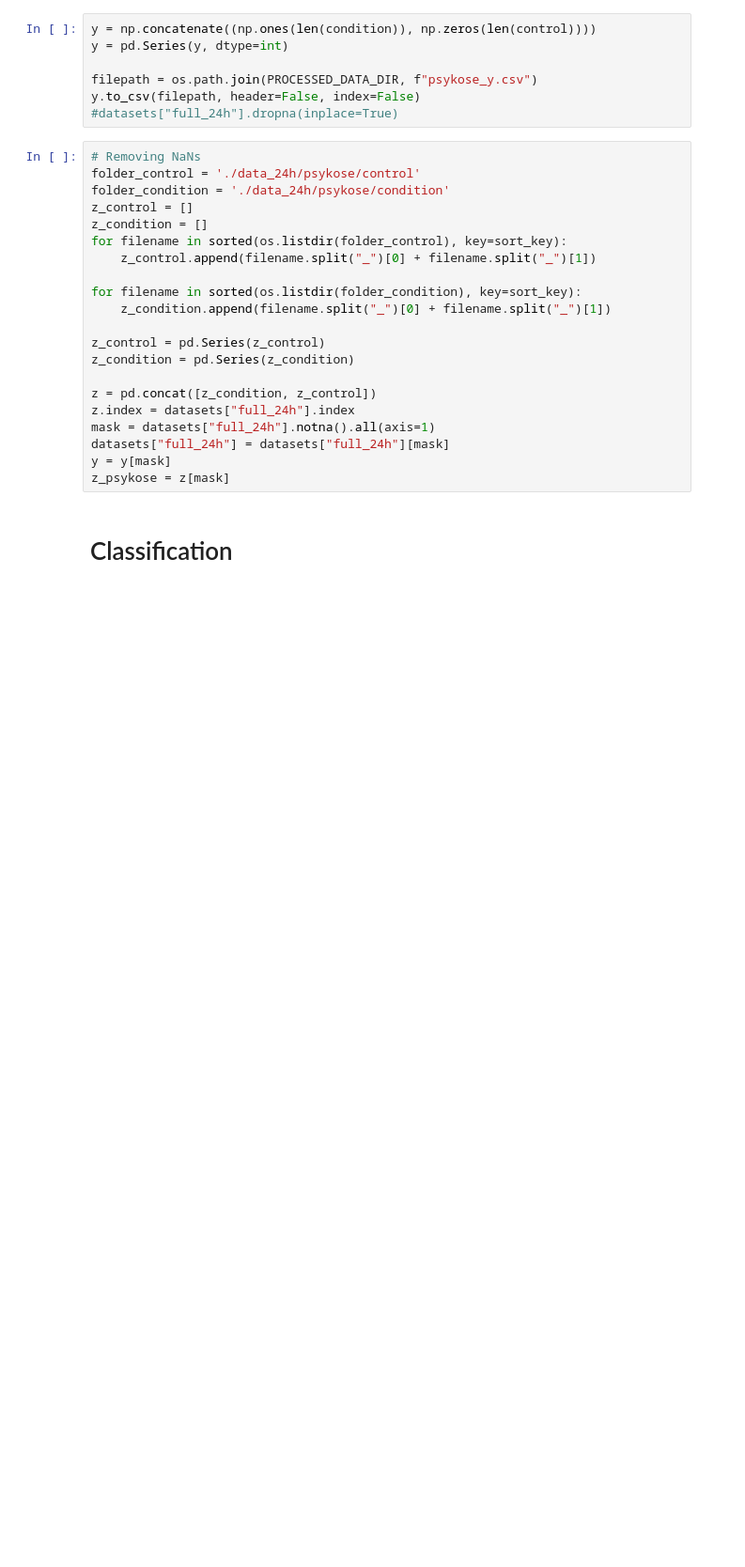
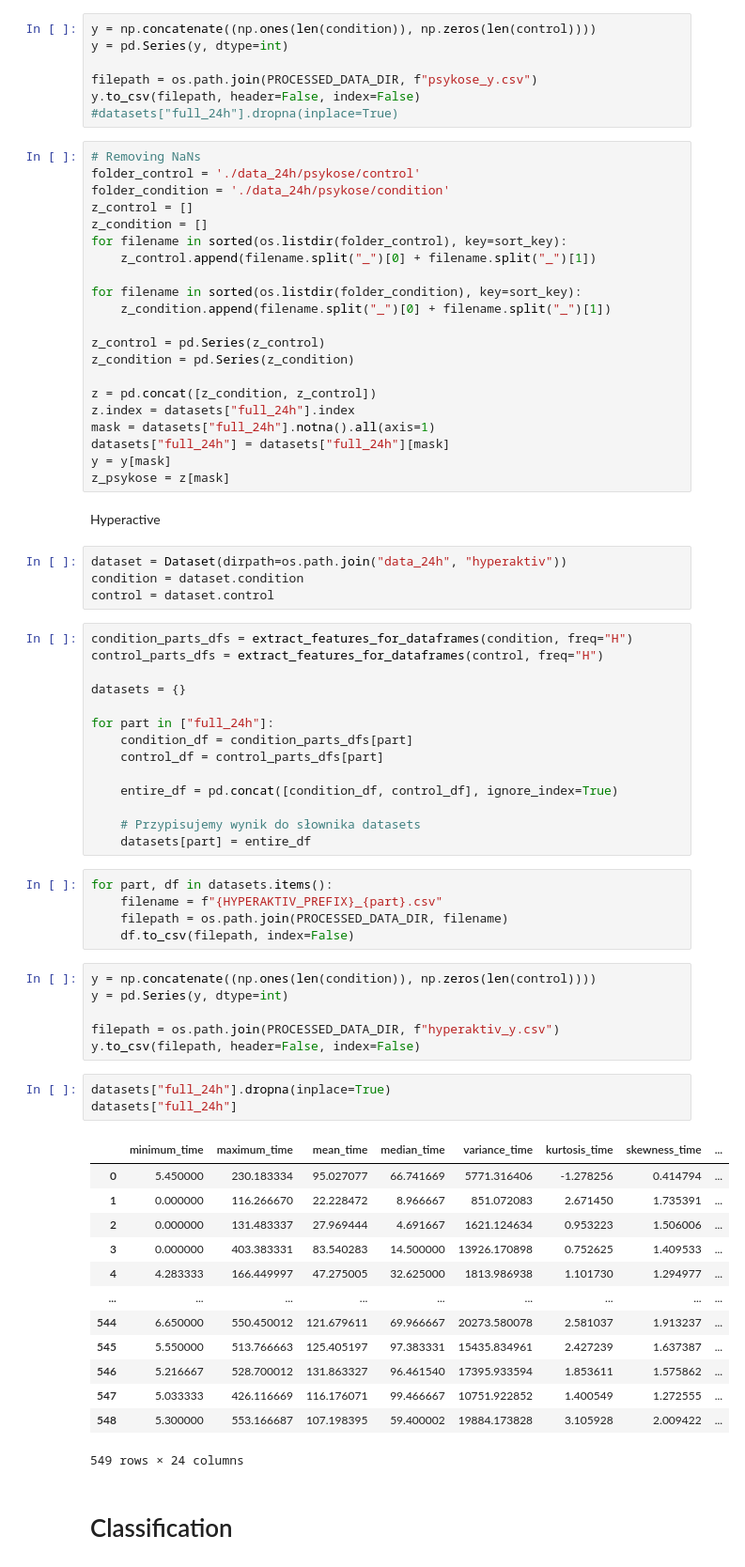
Before and after one commit to bjam24/time_series_classification_for_small_data, a Jupyter notebook: manual_ensemble_24h.ipynb, the cells around one changed output. Shown: that part at 94% size. Cells and saved outputs as stored; diff of their text form; blank space fills up the shorter version.

Commit message:
adding ensemble for hyperaktive

```diff
--- a/manual_ensemble_24h.ipynb
+++ b/manual_ensemble_24h.ipynb
@@ -447,6 +447,54 @@ mask = datasets["full_24h"].notna().all(axis=1)
 datasets["full_24h"] = datasets["full_24h"][mask]
 y = y[mask]
 z_psykose = z[mask]
+# %% [markdown]
+Hyperactive
+# %%
+dataset = Dataset(dirpath=os.path.join("data_24h", "hyperaktiv"))
+condition = dataset.condition
+control = dataset.control
+# %%
+condition_parts_dfs = extract_features_for_dataframes(condition, freq="H")
+control_parts_dfs = extract_features_for_dataframes(control, freq="H")
+
+datasets = {}
+
+for part in ["full_24h"]:
+    condition_df = condition_parts_dfs[part]
+    control_df = control_parts_dfs[part]
+
+    entire_df = pd.concat([condition_df, control_df], ignore_index=True)
+
+    # Przypisujemy wynik do słownika datasets
+    datasets[part] = entire_df
+# %%
+for part, df in datasets.items():
+    filename = f"{HYPERAKTIV_PREFIX}_{part}.csv"
+    filepath = os.path.join(PROCESSED_DATA_DIR, filename)
+    df.to_csv(filepath, index=False)
+# %%
+y = np.concatenate((np.ones(len(condition)), np.zeros(len(control))))
+y = pd.Series(y, dtype=int)
+
+filepath = os.path.join(PROCESSED_DATA_DIR, f"hyperaktiv_y.csv")
+y.to_csv(filepath, header=False, index=False)
+# %%
+datasets["full_24h"].dropna(inplace=True)
+datasets["full_24h"]
+# %% [output]
+|  | minimum_time | maximum_time | mean_time | median_time | variance_time | kurtosis_time | skewness_time | ... |
+| 0 | 5.450000 | 230.183334 | 95.027077 | 66.741669 | 5771.316406 | -1.278256 | 0.414794 | ... |
+| 1 | 0.000000 | 116.266670 | 22.228472 | 8.966667 | 851.072083 | 2.671450 | 1.735391 | ... |
+| 2 | 0.000000 | 131.483337 | 27.969444 | 4.691667 | 1621.124634 | 0.953223 | 1.506006 | ... |
+| 3 | 0.000000 | 403.383331 | 83.540283 | 14.500000 | 13926.170898 | 0.752625 | 1.409533 | ... |
+| 4 | 4.283333 | 166.449997 | 47.275005 | 32.625000 | 1813.986938 | 1.101730 | 1.294977 | ... |
+| ... | ... | ... | ... | ... | ... | ... | ... | ... |
+| 544 | 6.650000 | 550.450012 | 121.679611 | 69.966667 | 20273.580078 | 2.581037 | 1.913237 | ... |
+| 545 | 5.550000 | 513.766663 | 125.405197 | 97.383331 | 15435.834961 | 2.427239 | 1.637387 | ... |
+| 546 | 5.216667 | 528.700012 | 131.863327 | 96.461540 | 17395.933594 | 1.853611 | 1.575862 | ... |
+| 547 | 5.033333 | 426.116669 | 116.176071 | 99.466667 | 10751.922852 | 1.400549 | 1.272555 | ... |
+| 548 | 5.300000 | 553.166687 | 107.198395 | 59.400002 | 19884.173828 | 3.105928 | 2.009422 | ... |
+549 rows × 24 columns
 # %% [markdown]
 # Classification
 # %% [markdown]
```
Also changed, not shown: parts of 4 cells of this notebook, 2 other files.
